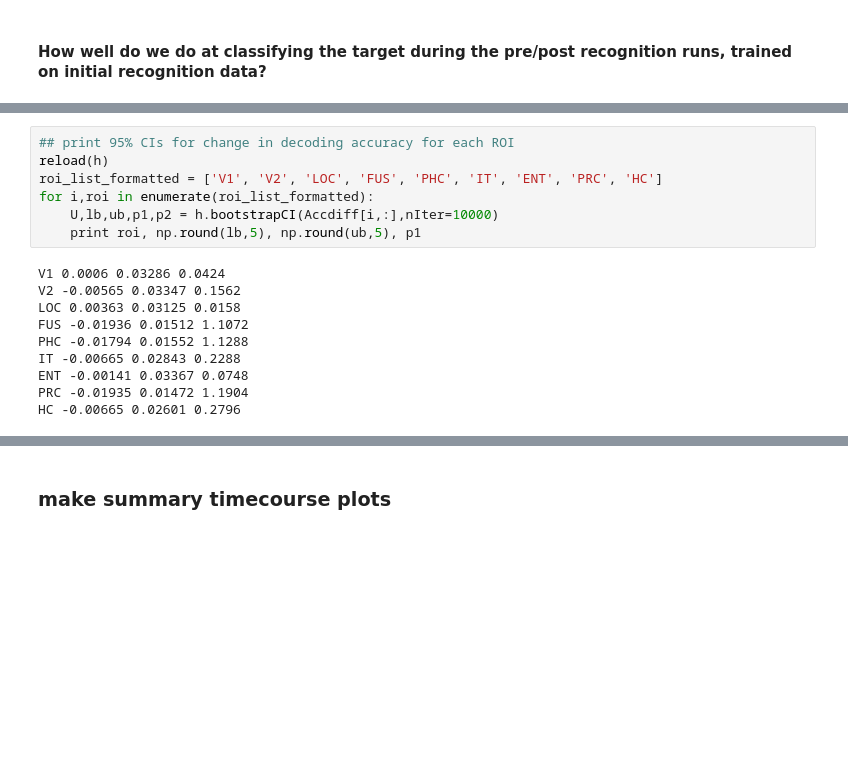
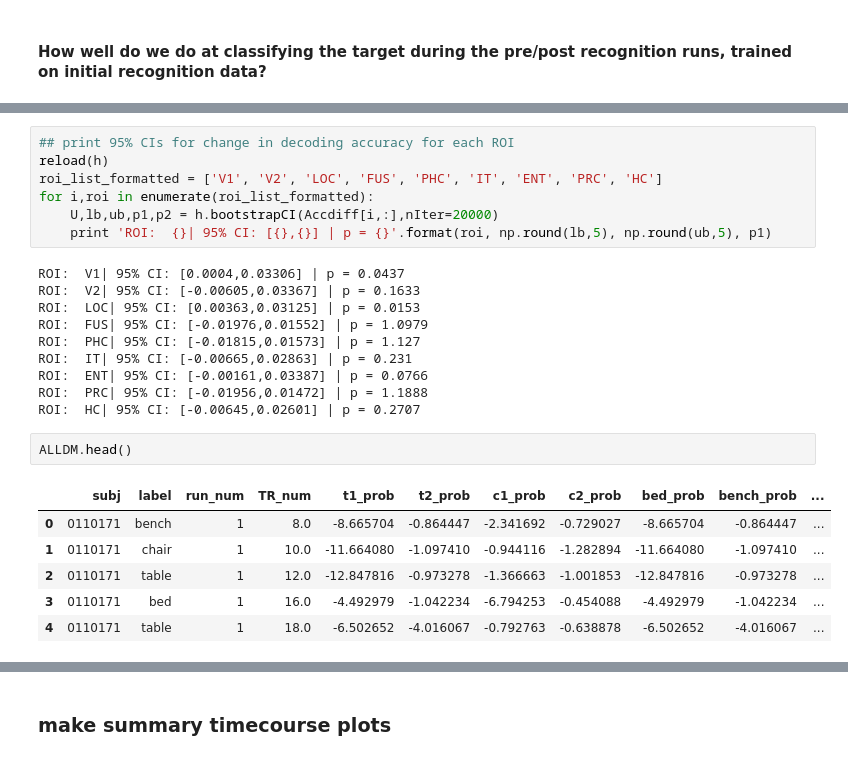
Before and after one commit to cogtoolslab/neurosketch, a Jupyter notebook: ipynb/golden/2_object_evidence_during_drawing.ipynb, the cells around one changed output, grey strips where cells are left out. Saved outputs shown, nothing was run; the diff lists cells and outputs as text; blank space fills up the shorter version.

```diff
--- a/ipynb/golden/2_object_evidence_during_drawing.ipynb
+++ b/ipynb/golden/2_object_evidence_during_drawing.ipynb
@@ -333,15 +334,24 @@ plt.savefig(out_path,format='pdf')
 reload(h)
 roi_list_formatted = ['V1', 'V2', 'LOC', 'FUS', 'PHC', 'IT', 'ENT', 'PRC', 'HC']
 for i,roi in enumerate(roi_list_formatted):
-    U,lb,ub,p1,p2 = h.bootstrapCI(Accdiff[i,:],nIter=10000)
-    print roi, np.round(lb,5), np.round(ub,5), p1
+    U,lb,ub,p1,p2 = h.bootstrapCI(Accdiff[i,:],nIter=20000)
+    print 'ROI:  {}| 95% CI: [{},{}] | p = {}'.format(roi, np.round(lb,5), np.round(ub,5), p1)
 # %% [output]
-V1 0.0006 0.03286 0.0424
-V2 -0.00565 0.03347 0.1562
-LOC 0.00363 0.03125 0.0158
-FUS -0.01936 0.01512 1.1072
-PHC -0.01794 0.01552 1.1288
-IT -0.00665 0.02843 0.2288
-ENT -0.00141 0.03367 0.0748
-PRC -0.01935 0.01472 1.1904
-HC -0.00665 0.02601 0.2796
+ROI:  V1| 95% CI: [0.0004,0.03306] | p = 0.0437
+ROI:  V2| 95% CI: [-0.00605,0.03367] | p = 0.1633
+ROI:  LOC| 95% CI: [0.00363,0.03125] | p = 0.0153
+ROI:  FUS| 95% CI: [-0.01976,0.01552] | p = 1.0979
+ROI:  PHC| 95% CI: [-0.01815,0.01573] | p = 1.127
+ROI:  IT| 95% CI: [-0.00665,0.02863] | p = 0.231
+ROI:  ENT| 95% CI: [-0.00161,0.03387] | p = 0.0766
+ROI:  PRC| 95% CI: [-0.01956,0.01472] | p = 1.1888
+ROI:  HC| 95% CI: [-0.00645,0.02601] | p = 0.2707
+# %%
+ALLDM.head()
+# %% [output]
+|  | subj | label | run_num | TR_num | t1_prob | t2_prob | c1_prob | c2_prob | bed_prob | bench_prob | ... |
+| 0 | 0110171 | bench | 1 | 8.0 | -8.665704 | -0.864447 | -2.341692 | -0.729027 | -8.665704 | -0.864447 | ... |
+| 1 | 0110171 | chair | 1 | 10.0 | -11.664080 | -1.097410 | -0.944116 | -1.282894 | -11.664080 | -1.097410 | ... |
+| 2 | 0110171 | table | 1 | 12.0 | -12.847816 | -0.973278 | -1.366663 | -1.001853 | -12.847816 | -0.973278 | ... |
+| 3 | 0110171 | bed | 1 | 16.0 | -4.492979 | -1.042234 | -6.794253 | -0.454088 | -4.492979 | -1.042234 | ... |
+| 4 | 0110171 | table | 1 | 18.0 | -6.502652 | -4.016067 | -0.792763 | -0.638878 | -6.502652 | -4.016067 | ... |
```
Also changed, not shown: parts of 10 cells of this notebook, 3 other files.
